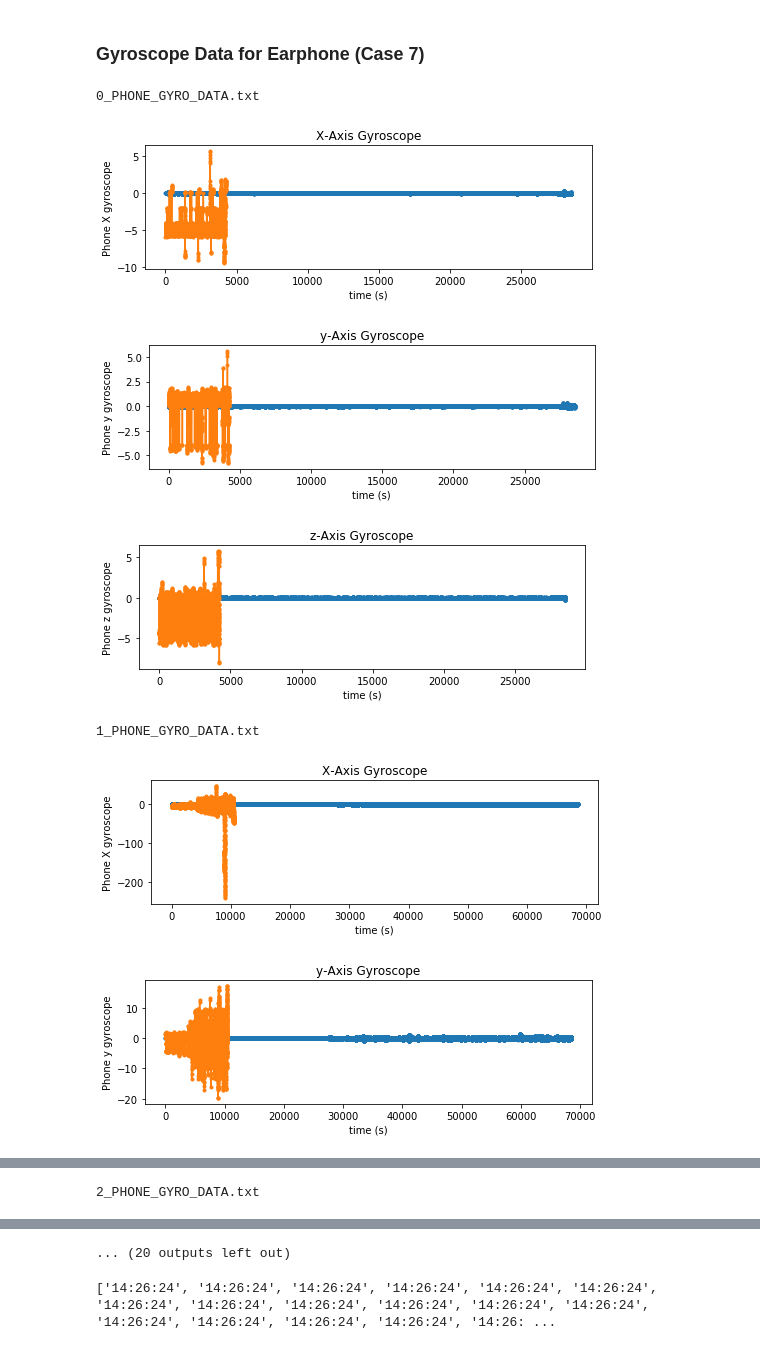
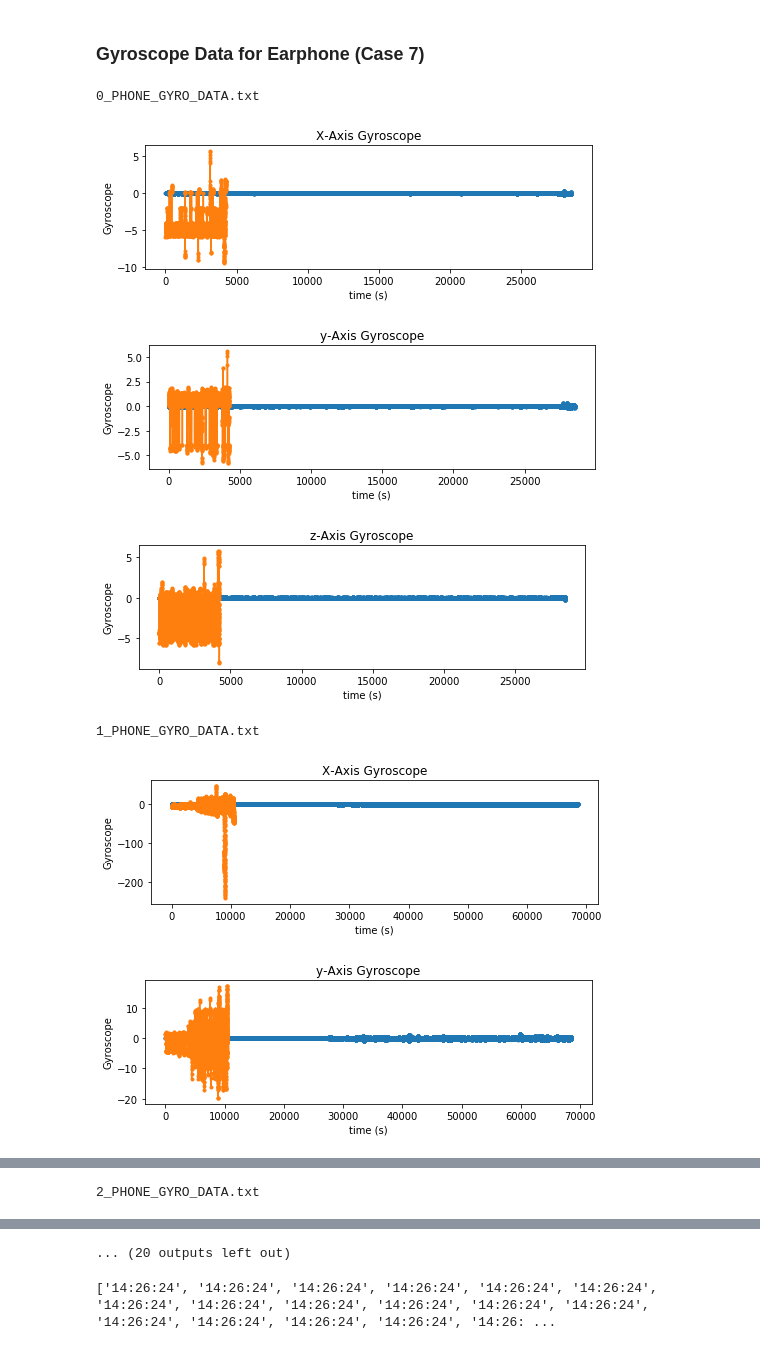
Before and after one commit to HannaHojaiji/EE-209AS, a Jupyter notebook: Data Analysis for Adversarial Models/Data Analysis.ipynb, the cells around one changed output, grey strips where cells are left out. Saved outputs shown, nothing was run; the diff lists cells and outputs as text; code cells hidden in the pictures.

```diff
--- a/Data Analysis for Adversarial Models/Data Analysis.ipynb
+++ b/Data Analysis for Adversarial Models/Data Analysis.ipynb
@@ -55,11 +55,11 @@ for i in range(0, 8):
     #x
     plt.figure(figsize=(8, 5))
     plt.subplot(2, 1, 1)
-    plt.plot(ap_x, '.-')#timestamp_p
-    plt.plot( ae_x, '.-')#timestamp_e
+    plt.plot(ap_x[1:10000], '.-')#timestamp_p
+    plt.plot( ae_x[1:10000], '.-')#timestamp_e
     plt.title('X-Axis Accelerometer')
     plt.xlabel('time (s)')
-    plt.ylabel('Phone X acceleration')
+    plt.ylabel('Acceleration')
     # beautify the x-labels
     plt.gcf().autofmt_xdate()
 
@@ -74,11 +74,11 @@ for i in range(0, 8):
     #y
     plt.figure(figsize=(8, 5))
     plt.subplot(2, 1, 1)
-    plt.plot(ap_y, '.-')#timestamp_p
-    plt.plot( ae_y, '.-')#timestamp_e
+    plt.plot(ap_y[1:10000], '.-')#timestamp_p
+    plt.plot( ae_y[1:10000], '.-')#timestamp_e
     plt.title('y-Axis Accelerometer')
     plt.xlabel('time (s)')
-    plt.ylabel('Phone y acceleration')
+    plt.ylabel('Acceleration')
     # beautify the x-labels
     plt.gcf().autofmt_xdate()
 
@@ -93,11 +93,11 @@ for i in range(0, 8):
     #z
     plt.figure(figsize=(8, 5))
     plt.subplot(2, 1, 1)
-    plt.plot(ap_z, '.-')#timestamp_p
-    plt.plot( ae_z, '.-')#timestamp_e
+    plt.plot(ap_z[1:10000], '.-')#timestamp_p
+    plt.plot( ae_z[1:10000], '.-')#timestamp_e
     plt.title('z-Axis Accelerometer')
     plt.xlabel('time (s)')
-    plt.ylabel('Phone z acceleration')
+    plt.ylabel('Acceleration')
     # beautify the x-labels
     plt.gcf().autofmt_xdate()
 
@@ -175,7 +175,7 @@ for i in range(0, 8):
     plt.plot( ge_x, '.-')#timestamp_e
     plt.title('X-Axis Gyroscope')
     plt.xlabel('time (s)')
-    plt.ylabel('Phone X gyroscope')
+    plt.ylabel('Gyroscope')
 #     plt.subplot(2, 1, 2)
 #     plt.plot(ge_x, '.-')
 #     plt.xlabel('time (s)')
@@ -186,39 +186,39 @@ for i in range(0, 8):
 #     ax.xaxis_date()
 #     plt.plot(timestamp_p, gp_x, '.-')
     plt.show()
 
     #y
     plt.figure(figsize=(8, 5))
     plt.subplot(2, 1, 1)
     plt.plot(gp_y, '.-')
     plt.plot( ge_y, '.-')#timestamp_e
     plt.title('y-Axis Gyroscope')
     plt.xlabel('time (s)')
-    plt.ylabel('Phone y gyroscope')
+    plt.ylabel('Gyroscope')
 #     plt.subplot(2, 1, 2)
 #     plt.plot(ge_y, '.-')
 #     plt.xlabel('time (s)')
 #     plt.ylabel('Earphone y gyroscope')
     plt.show()
 
     #z
     plt.figure(figsize=(8, 5))
     plt.subplot(2, 1, 1)
     plt.plot(gp_z, '.-')
-    plt.plot( ge_z, '.-')#timestamp_e
+    plt.plot( ge_z, '.-')#timestamp_e, [1:10000]
     plt.title('z-Axis Gyroscope')
     plt.xlabel('time (s)')
-    plt.ylabel('Phone z gyroscope')
+    plt.ylabel('Gyroscope')
 #     plt.subplot(2, 1, 2)
 #     plt.plot(ge_z, '.-')
 #     plt.xlabel('time (s)')
 #     plt.ylabel('Earphone z gyroscope')
     plt.show()
 # %% [output]
 0_PHONE_GYRO_DATA.txt
-[figure, old version]
+[figure, new version]
-[figure, old version]
+[figure, new version]
-[figure, old version]
+[figure, new version]
 1_PHONE_GYRO_DATA.txt
-[figure, old version]
+[figure, new version]
-[figure, old version]
+[figure, new version]
```
Also changed, not shown: parts of 7 cells of this notebook, 1 other file.
